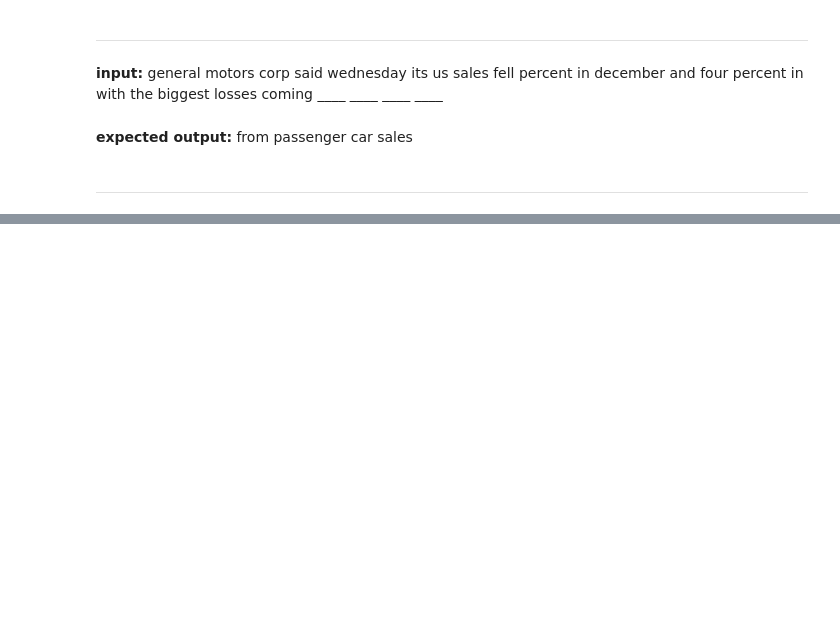
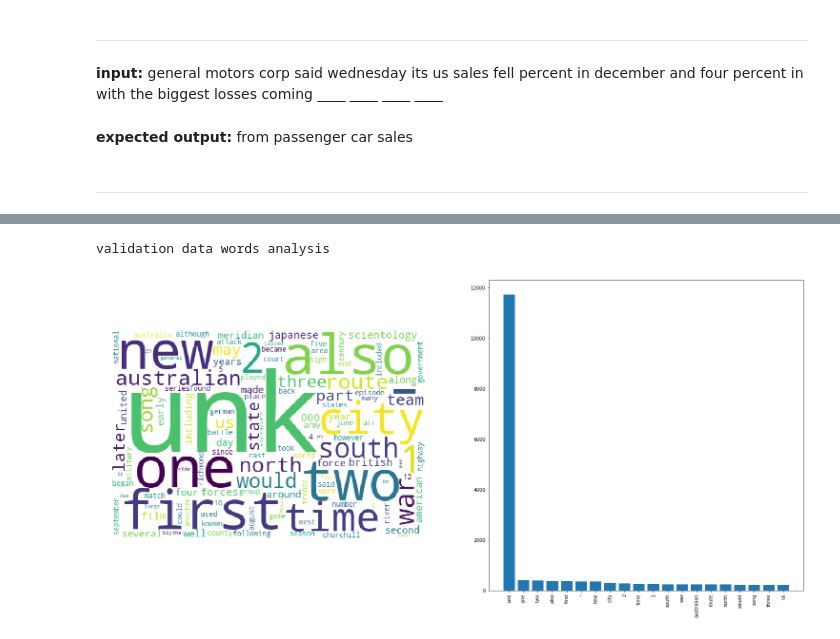
Before and after one commit to akskuchi/language-model-asr, a Jupyter notebook: exploratory_data_analysis.ipynb, the cells around one changed output, grey strips where cells are left out. Saved outputs shown, nothing was run; the diff lists cells and outputs as text; code cells hidden in the pictures; blank space fills up the shorter version.

```diff
--- a/exploratory_data_analysis.ipynb
+++ b/exploratory_data_analysis.ipynb
@@ -178,0 +198,2 @@ val_inputs, val_outputs = prepare_X_y(val_docs)
+# %%
+wt_valid_docs, wt_valid_tokens, wt_valid_dictionary = read_corpus('./Baseline_edu/dataset/valid.txt')
@@ -178,0 +255,6 @@ val_inputs, val_outputs = prepare_X_y(val_docs)
+# %%
+print('validation data words analysis')
+word_analysis(wt_valid_tokens)
+# %% [output]
+validation data words analysis
+[figure, added]
```
Also changed, not shown: parts of 8 cells of this notebook.
